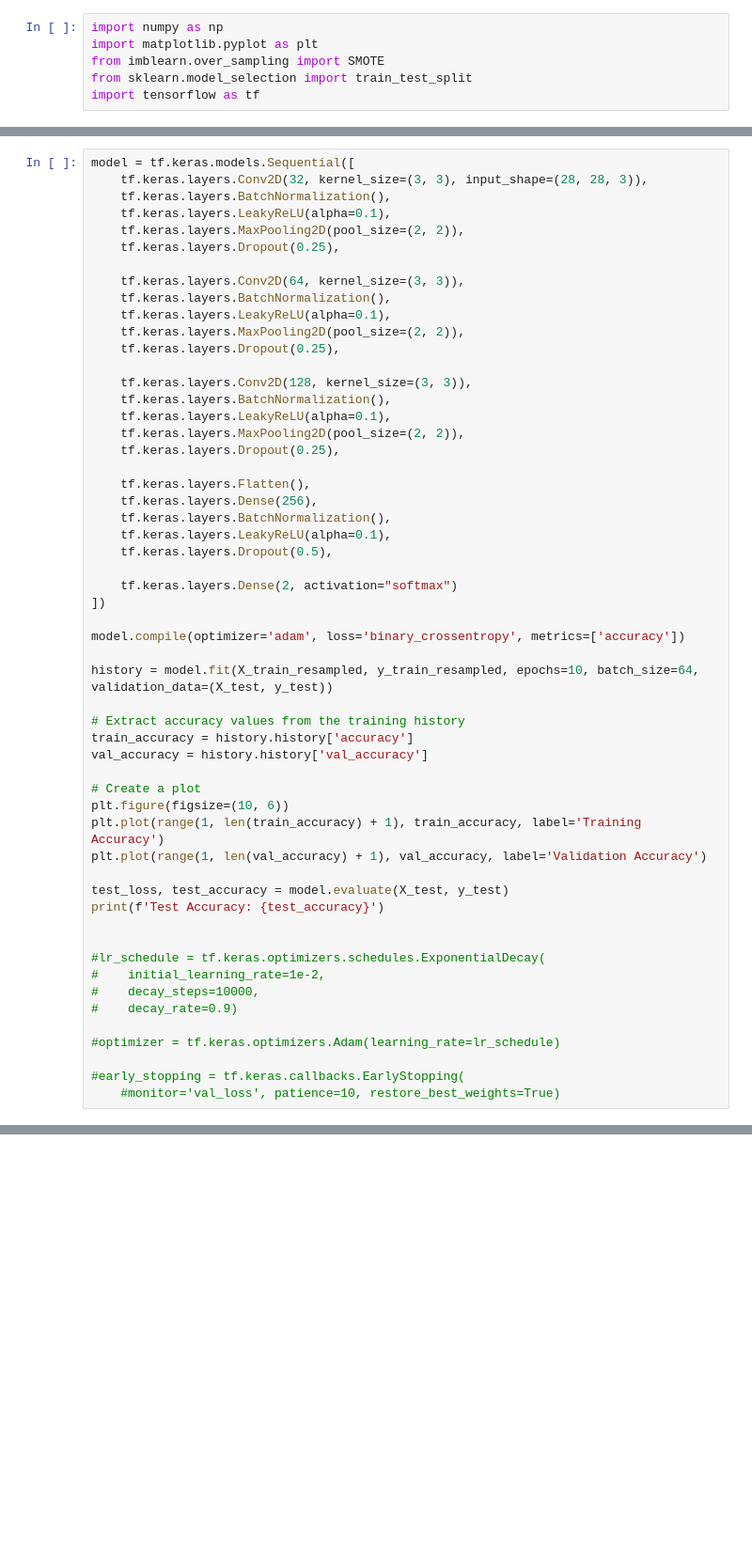
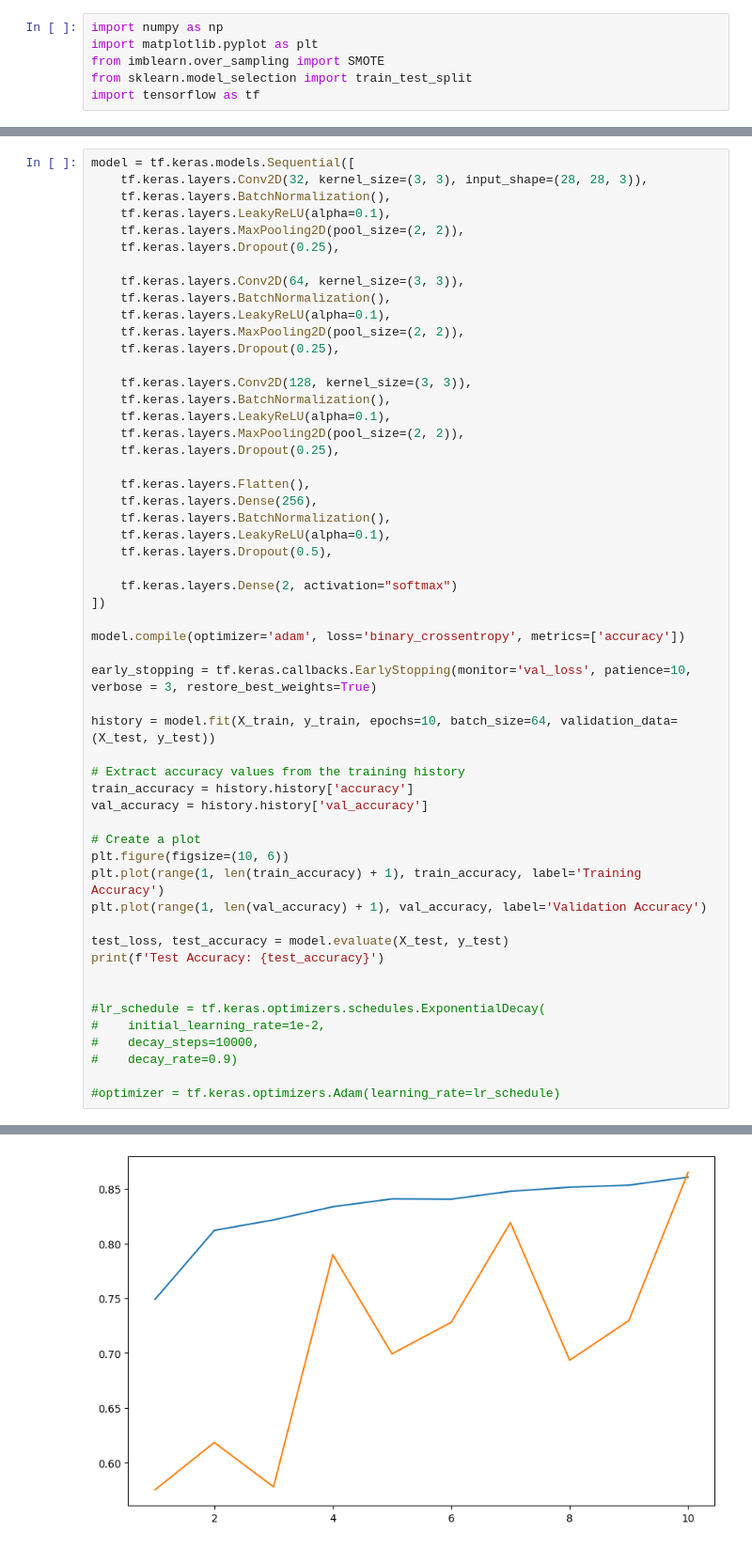
Before and after one commit to FilipeJInacio/ML, a Jupyter notebook: 3/final1conv.ipynb, the cells around one changed output, grey strips where cells are left out. Shown at 94% size. Drawn from its saved outputs; the diff is of its cells as text; blank space fills up the shorter version.

```diff
--- a/3/final1conv.ipynb
+++ b/3/final1conv.ipynb
@@ -109,7 +54,9 @@ model = tf.keras.models.Sequential([
 
 model.compile(optimizer='adam', loss='binary_crossentropy', metrics=['accuracy'])
 
-history = model.fit(X_train_resampled, y_train_resampled, epochs=10, batch_size=64, validation_data=(X_test, y_test))
+early_stopping = tf.keras.callbacks.EarlyStopping(monitor='val_loss', patience=10, verbose = 3, restore_best_weights=True)
+
+history = model.fit(X_train, y_train, epochs=10, batch_size=64, validation_data=(X_test, y_test))
 
 # Extract accuracy values from the training history
 train_accuracy = history.history['accuracy']
@@ -130,7 +77,4 @@ print(f'Test Accuracy: {test_accuracy}')
 #    decay_rate=0.9)
 
 #optimizer = tf.keras.optimizers.Adam(learning_rate=lr_schedule)
-
-#early_stopping = tf.keras.callbacks.EarlyStopping(
-    #monitor='val_loss', patience=10, restore_best_weights=True)
 # %% [output]
@@ -138,3 +98,4 @@ NameError: name 'fsdfsdfs' is not defined
+[figure, added]
 # %%
 y_predi = model.predict(X_test)
 
```
Also changed, not shown: parts of 9 cells of this notebook, 5 other files.
